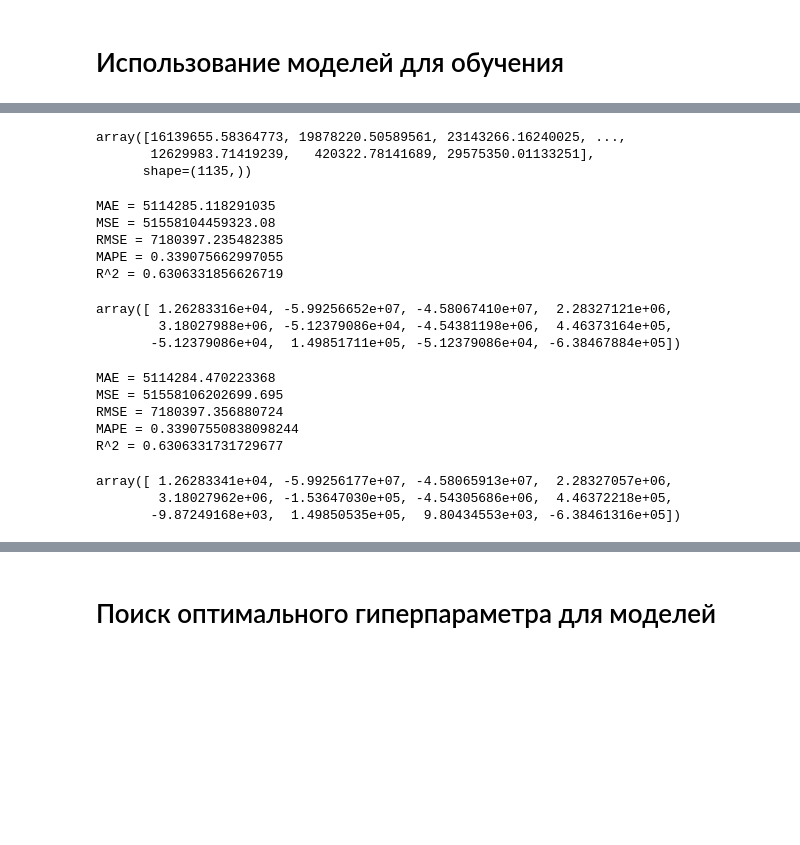
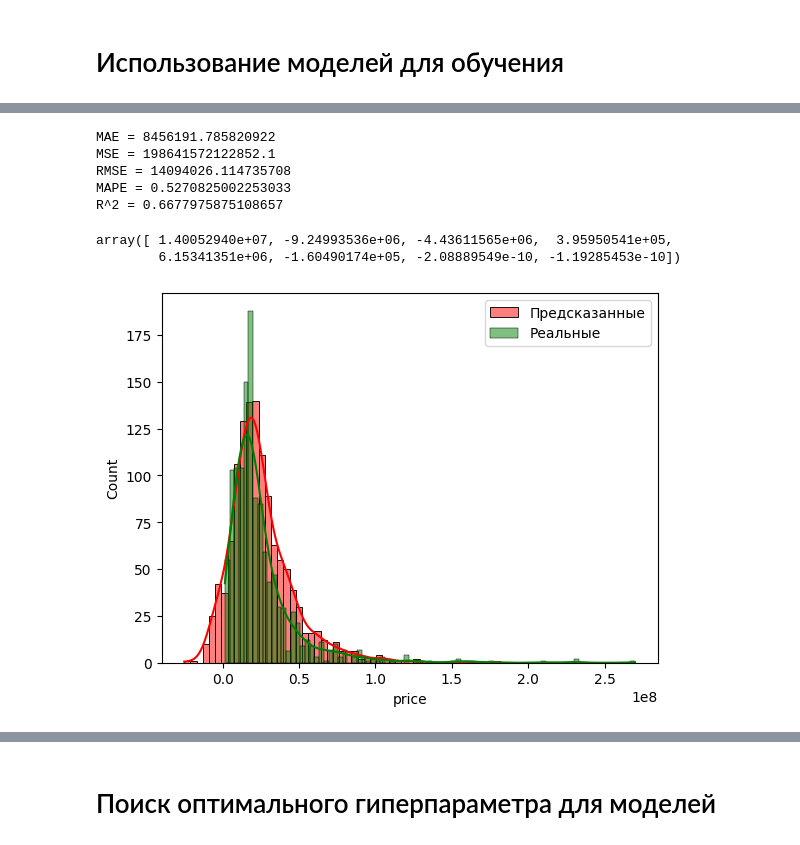
Before and after one commit to SergeyMotynga/OMSTU, a Jupyter notebook: ML/laboratory/lab_1/supervised_learning/supervised_learning.ipynb, the cells around one changed output, grey strips where cells are left out. Saved outputs shown, nothing was run; the diff lists cells and outputs as text; code cells hidden in the pictures; blank space fills up the shorter version.

```diff
--- a/ML/laboratory/lab_1/supervised_learning/supervised_learning.ipynb
+++ b/ML/laboratory/lab_1/supervised_learning/supervised_learning.ipynb
@@ -89,40 +99,36 @@ y_pred_lr = lr.predict(X_test)
-# %%
-# Предсказанные значения
-y_pred_lr
-# %% [output]
-array([16139655.58364773, 19878220.50589561, 23143266.16240025, ...,
-       12629983.71419239,   420322.78141689, 29575350.01133251],
-      shape=(1135,))
-# %%
-# Оценка предсказанных значения
-errors(y_pred_lr)
-# %% [output]
-MAE = 5114285.118291035
-MSE = 51558104459323.08
-RMSE = 7180397.235482385
-MAPE = 0.339075662997055
-R^2 = 0.6306331856626719
-# %%
-# Коэффициенты модели
-lr.coef_
-# %% [output]
-array([ 1.26283316e+04, -5.99256652e+07, -4.58067410e+07,  2.28327121e+06,
-        3.18027988e+06, -5.12379086e+04, -4.54381198e+06,  4.46373164e+05,
-       -5.12379086e+04,  1.49851711e+05, -5.12379086e+04, -6.38467884e+05])
+# %%
+# Маштабирование данных
+
+from sklearn.preprocessing import StandardScaler
+
+scaler = StandardScaler()
+X_train_scaled = scaler.fit_transform(X_train)
+X_test_scaled = scaler.transform(X_test)
 # %%
 # L1 модель (Lasso)
-lasso = Lasso(alpha=0.5).fit(X_train, y_train)
-y_pred_lasso = lasso.predict(X_test)
+lasso = Lasso(alpha=0.5, max_iter=50000).fit(X_train_scaled, y_train)
+y_pred_lasso = lasso.predict(X_test_scaled)
 errors(y_pred_lasso)
 lasso.coef_
 # %% [output]
-MAE = 5114284.470223368
-MSE = 51558106202699.695
-RMSE = 7180397.356880724
-MAPE = 0.33907550838098244
-R^2 = 0.6306331731729677
+MAE = 8456191.785820922
+MSE = 198641572122852.1
+RMSE = 14094026.114735708
+MAPE = 0.5270825002253033
+R^2 = 0.6677975875108657
-array([ 1.26283341e+04, -5.99256177e+07, -4.58065913e+07,  2.28327057e+06,
-        3.18027962e+06, -1.53647030e+05, -4.54305686e+06,  4.46372218e+05,
-       -9.87249168e+03,  1.49850535e+05,  9.80434553e+03, -6.38461316e+05])
+array([ 1.40052940e+07, -9.24993536e+06, -4.43611565e+06,  3.95950541e+05,
+        6.15341351e+06, -1.60490174e+05, -2.08889549e-10, -1.19285453e-10])
+# %%
+# Визуализация y_true и y_pred_lasso
+
+import matplotlib.pyplot as plt
+import seaborn as sns
+
+sns.histplot(y_pred_lasso, color='red', label='Предсказанные', kde=True)
+sns.histplot(y_test, color='green', label='Реальные', kde=True)
+plt.legend()
+plt.show()
+# %% [output]
+[figure, added]
 # %%
 # L2 модель (Ridge)
```
Also changed, not shown: parts of 21 cells of this notebook, 2 other files.
